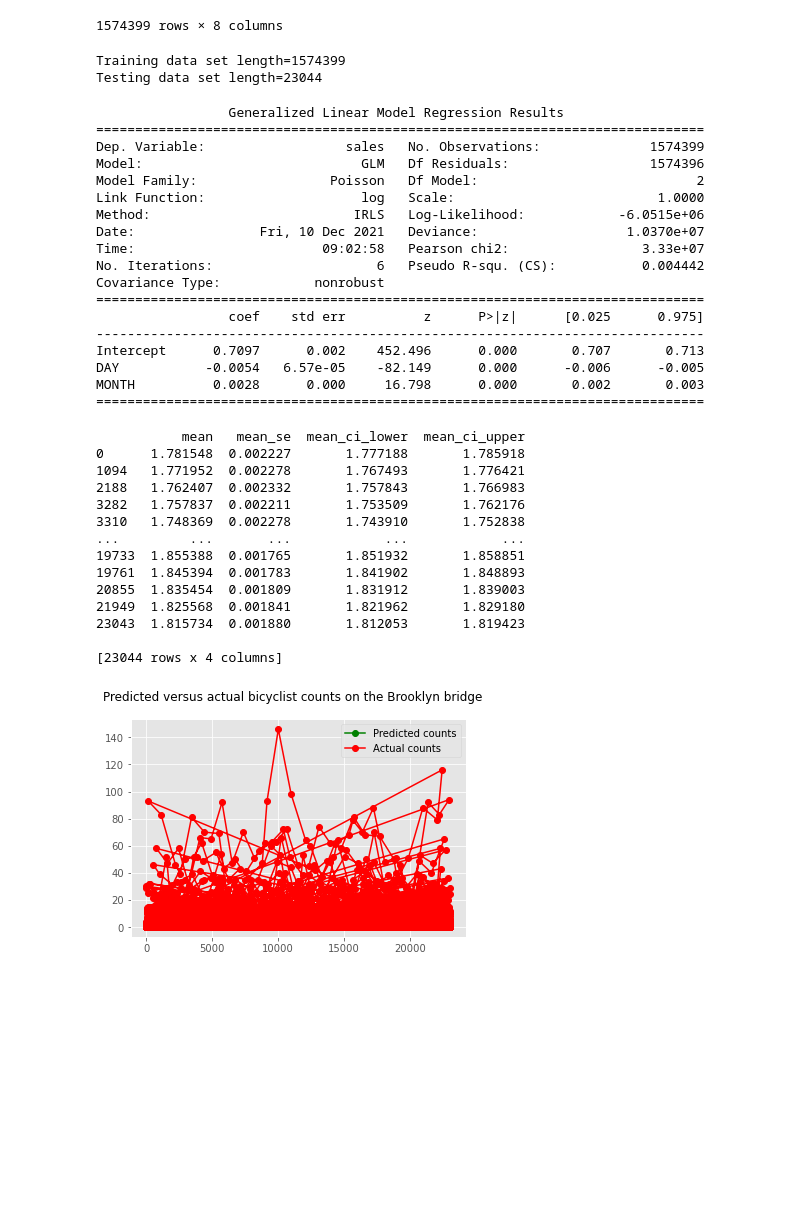
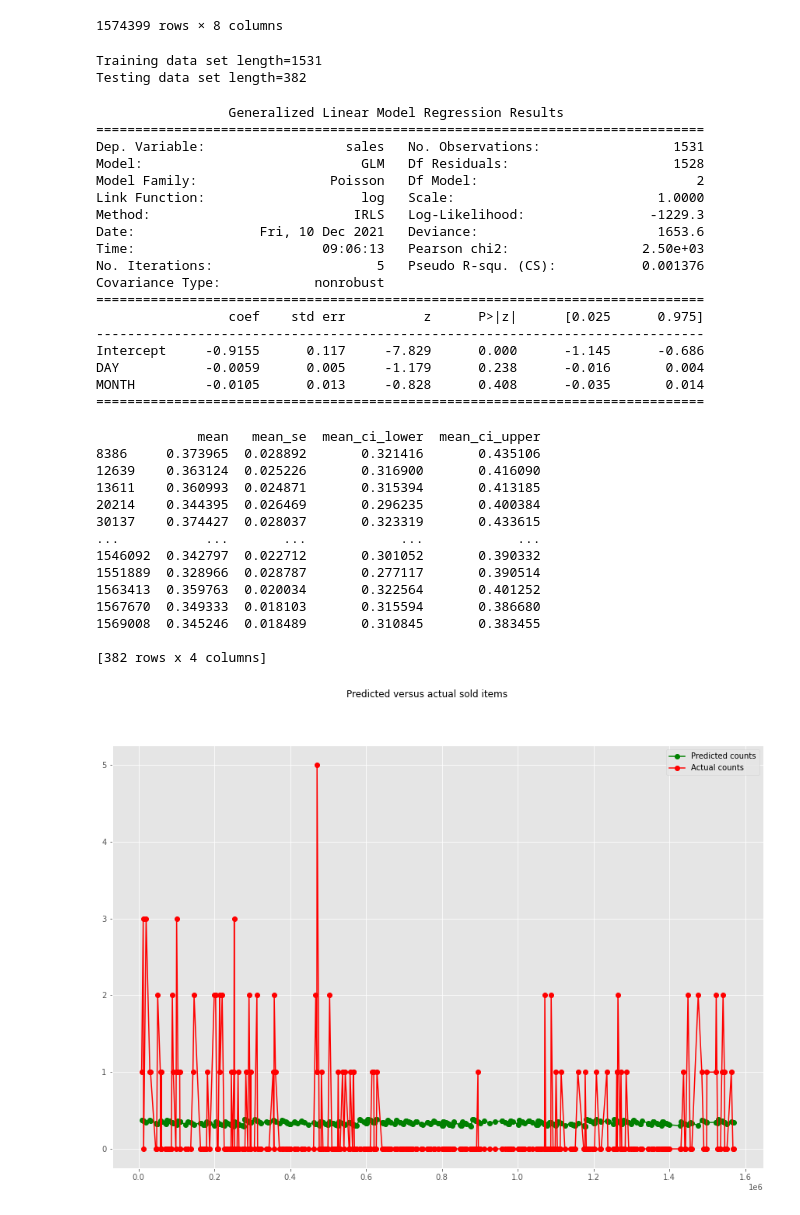
Before and after one commit to damajojung/Time_Series_Python, a Jupyter notebook: Poisson_Regression.ipynb, the cells around one changed output. Saved outputs shown, nothing was run; the diff lists cells and outputs as text; code cells hidden in the pictures; blank space fills up the shorter version.

```diff
--- a/Poisson_Regression.ipynb
+++ b/Poisson_Regression.ipynb
@@ -150,19 +150,19 @@ df
 1574399 rows × 8 columns
 # %%
 # old way
-#mask = np.random.rand(len(df)) < 0.8
-#df_train = df[mask]
-#df_test = df[~mask]
+mask = np.random.rand(len(small_df)) < 0.8
+df_train = small_df[mask]
+df_test = small_df[~mask]
 
 # New way
 
-df_train = df
-df_test = df1
+#df_train = df
+#df_test = df1
 print('Training data set length='+str(len(df_train)))
 print('Testing data set length='+str(len(df_test)))
 # %% [output]
-Training data set length=1574399
-Testing data set length=23044
+Training data set length=1531
+Testing data set length=382
 # %%
 expr = """sales ~ DAY +  MONTH"""
 # %%
@@ -175,21 +175,21 @@ print(poisson_training_results.summary())
 # %% [output]
                  Generalized Linear Model Regression Results
 ==============================================================================
-Dep. Variable:                  sales   No. Observations:              1574399
-Model:                            GLM   Df Residuals:                  1574396
+Dep. Variable:                  sales   No. Observations:                 1531
+Model:                            GLM   Df Residuals:                     1528
 Model Family:                 Poisson   Df Model:                            2
 Link Function:                    log   Scale:                          1.0000
-Method:                          IRLS   Log-Likelihood:            -6.0515e+06
-Date:                Fri, 10 Dec 2021   Deviance:                   1.0370e+07
-Time:                        09:02:58   Pearson chi2:                 3.33e+07
-No. Iterations:                     6   Pseudo R-squ. (CS):           0.004442
+Method:                          IRLS   Log-Likelihood:                -1229.3
+Date:                Fri, 10 Dec 2021   Deviance:                       1653.6
+Time:                        09:06:13   Pearson chi2:                 2.50e+03
+No. Iterations:                     5   Pseudo R-squ. (CS):           0.001376
 Covariance Type:            nonrobust
 ==============================================================================
                  coef    std err          z      P>|z|      [0.025      0.975]
 ------------------------------------------------------------------------------
-Intercept      0.7097      0.002    452.496      0.000       0.707       0.713
-DAY           -0.0054   6.57e-05    -82.149      0.000      -0.006      -0.005
-MONTH          0.0028      0.000     16.798      0.000       0.002       0.003
+Intercept     -0.9155      0.117     -7.829      0.000      -1.145      -0.686
+DAY           -0.0059      0.005     -1.179      0.238      -0.016       0.004
+MONTH         -0.0105      0.013     -0.828      0.408      -0.035       0.014
 ==============================================================================
 # %%
 poisson_predictions = poisson_training_results.get_prediction(X_test)
@@ -197,31 +197,31 @@ poisson_predictions = poisson_training_results.get_prediction(X_test)
 predictions_summary_frame = poisson_predictions.summary_frame()
 print(predictions_summary_frame)
 # %% [output]
-           mean   mean_se  mean_ci_lower  mean_ci_upper
-0      1.781548  0.002227       1.777188       1.785918
-1094   1.771952  0.002278       1.767493       1.776421
-2188   1.762407  0.002332       1.757843       1.766983
-3282   1.757837  0.002211       1.753509       1.762176
-3310   1.748369  0.002278       1.743910       1.752838
-...         ...       ...            ...            ...
-19733  1.855388  0.001765       1.851932       1.858851
-19761  1.845394  0.001783       1.841902       1.848893
-20855  1.835454  0.001809       1.831912       1.839003
-21949  1.825568  0.001841       1.821962       1.829180
-23043  1.815734  0.001880       1.812053       1.819423
+             mean   mean_se  mean_ci_lower  mean_ci_upper
+8386     0.373965  0.028892       0.321416       0.435106
+12639    0.363124  0.025226       0.316900       0.416090
+13611    0.360993  0.024871       0.315394       0.413185
+20214    0.344395  0.026469       0.296235       0.400384
+30137    0.374427  0.028037       0.323319       0.433615
+...           ...       ...            ...            ...
+1546092  0.342797  0.022712       0.301052       0.390332
+1551889  0.328966  0.028787       0.277117       0.390514
+1563413  0.359763  0.020034       0.322564       0.401252
+1567670  0.349333  0.018103       0.315594       0.386680
+1569008  0.345246  0.018489       0.310845       0.383455
 
-[23044 rows x 4 columns]
+[382 rows x 4 columns]
 # %%
 predicted_counts=predictions_summary_frame['mean']
 actual_counts = y_test['sales']
-fig = plt.figure()
-fig.suptitle('Predicted versus actual bicyclist counts on the Brooklyn bridge')
+fig = plt.figure(figsize=(15,10))
+fig.suptitle('Predicted versus actual sold items')
 predicted, = plt.plot(X_test.index, predicted_counts, 'go-', label='Predicted counts')
 actual, = plt.plot(X_test.index, actual_counts, 'ro-', label='Actual counts')
 plt.legend(handles=[predicted, actual])
 plt.show()
 # %% [output]
-[figure, old version]
+[figure, new version]
 # %%
 plt.clf()
 fig = plt.figure()
```
Also changed, not shown: parts of 7 cells of this notebook.
